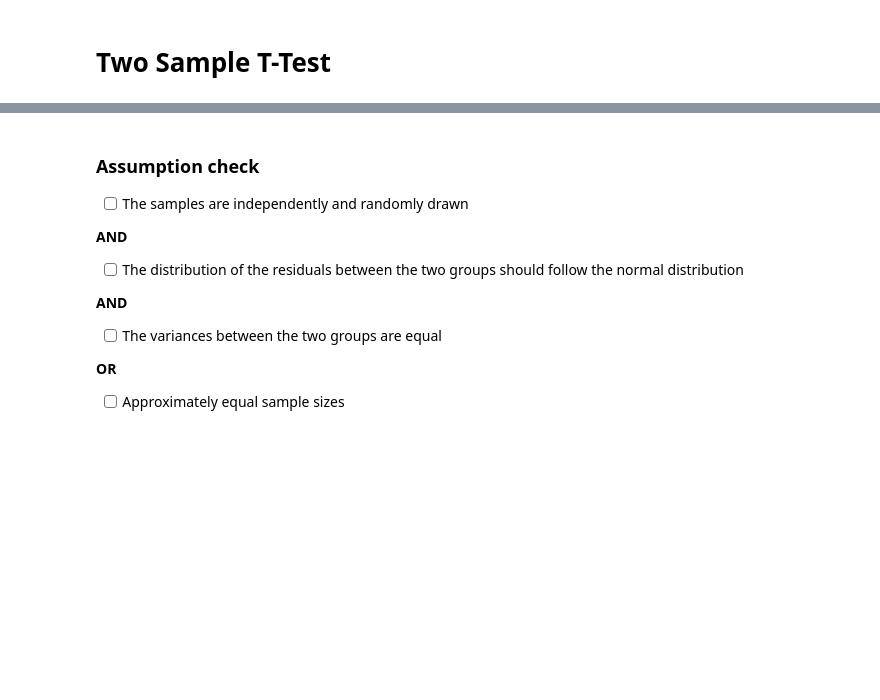
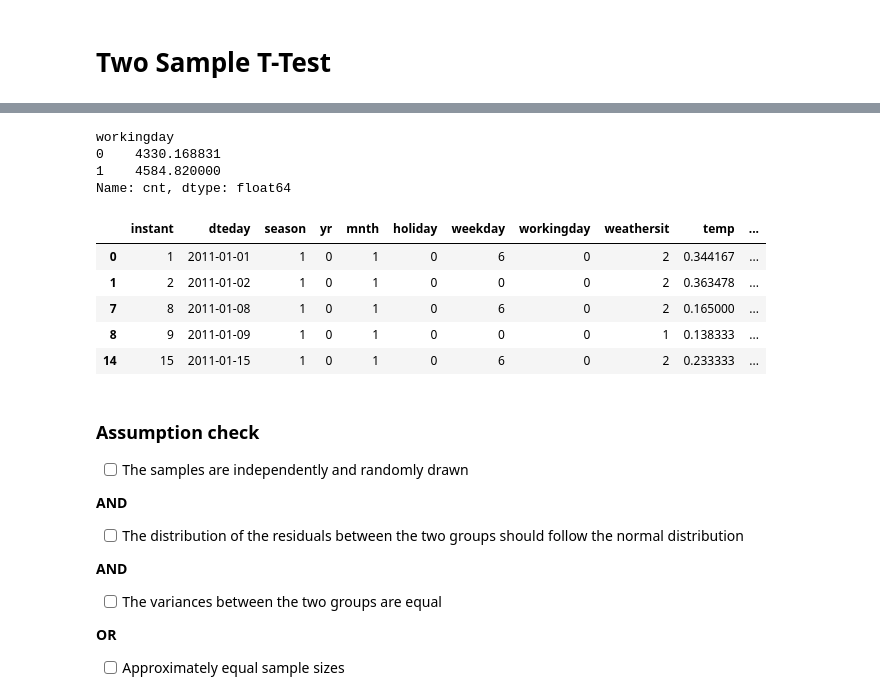
Before and after one commit to sadguilherme/99_PT_JAN2023, a Jupyter notebook: aulas/20230422 Testes de Hipótese.ipynb, the cells around one changed output, grey strips where cells are left out. Cells and saved outputs as stored; diff of their text form; code cells hidden in the pictures; blank space fills up the shorter version.

```diff
--- a/aulas/20230422 Testes de Hipótese.ipynb
+++ b/aulas/20230422 Testes de Hipótese.ipynb
@@ -312,3 +325,14 @@ sns.boxplot(data=tb_bike, y="cnt", x="workingday")
+# %%
+(
+    tb_bike
+    .groupby("workingday")["cnt"]
+    .mean()
+)
+# %% [output]
+workingday
+0    4330.168831
+1    4584.820000
+Name: cnt, dtype: float64
 # %%
 tb_bike_fds = tb_bike[tb_bike["workingday"] == 0].copy()
 tb_bike_sem = tb_bike[tb_bike["workingday"] == 1].copy()
@@ -317,3 +339,12 @@ tb_bike_sem['cnt']
+# %%
+tb_bike_fds.head()
+# %% [output]
+|  | instant | dteday | season | yr | mnth | holiday | weekday | workingday | weathersit | temp | ... |
+| 0 | 1 | 2011-01-01 | 1 | 0 | 1 | 0 | 6 | 0 | 2 | 0.344167 | ... |
+| 1 | 2 | 2011-01-02 | 1 | 0 | 1 | 0 | 0 | 0 | 2 | 0.363478 | ... |
+| 7 | 8 | 2011-01-08 | 1 | 0 | 1 | 0 | 6 | 0 | 2 | 0.165000 | ... |
+| 8 | 9 | 2011-01-09 | 1 | 0 | 1 | 0 | 0 | 0 | 1 | 0.138333 | ... |
+| 14 | 15 | 2011-01-15 | 1 | 0 | 1 | 0 | 6 | 0 | 2 | 0.233333 | ... |
 # %% [markdown]
 ### Assumption check
 
```
Also changed, not shown: parts of 30 cells of this notebook.
